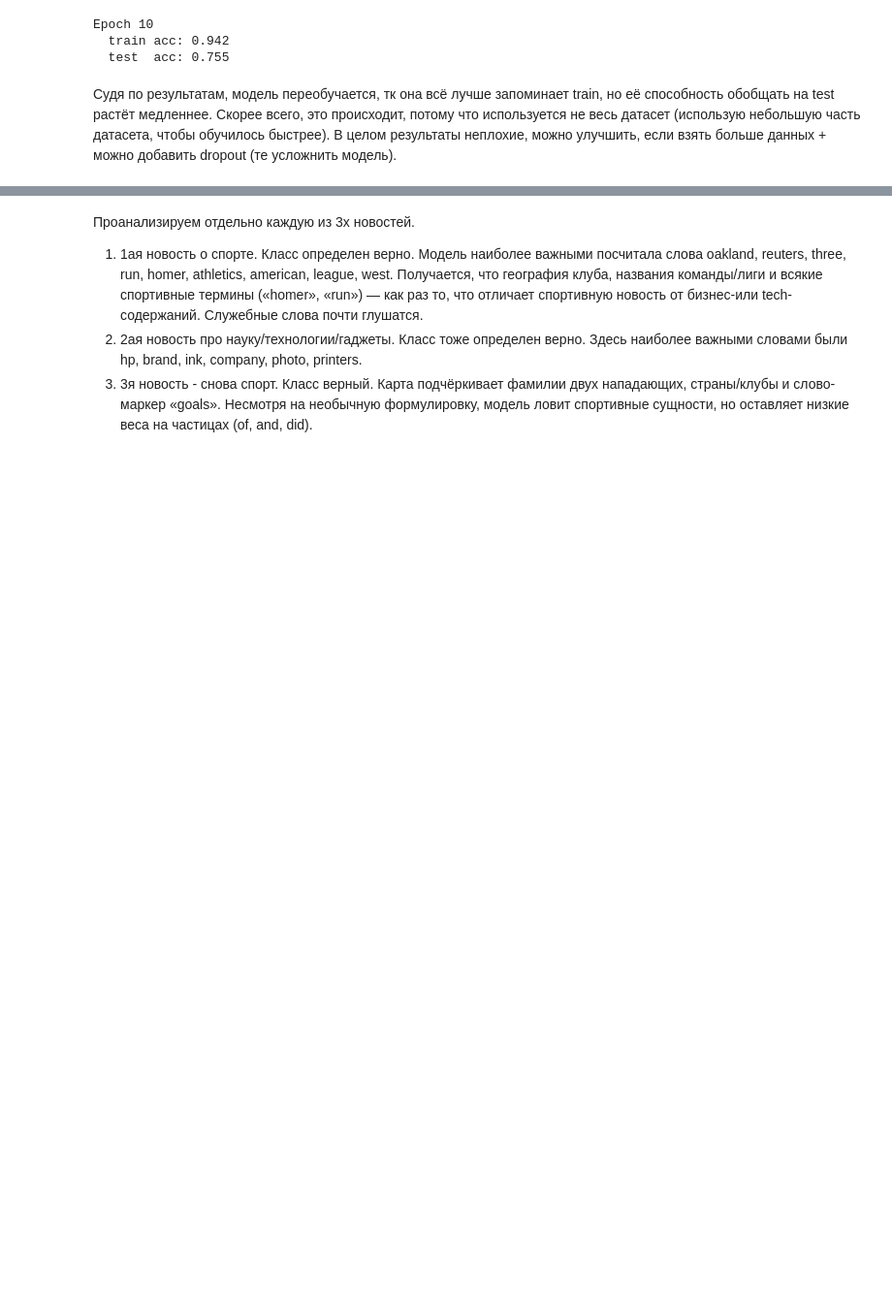
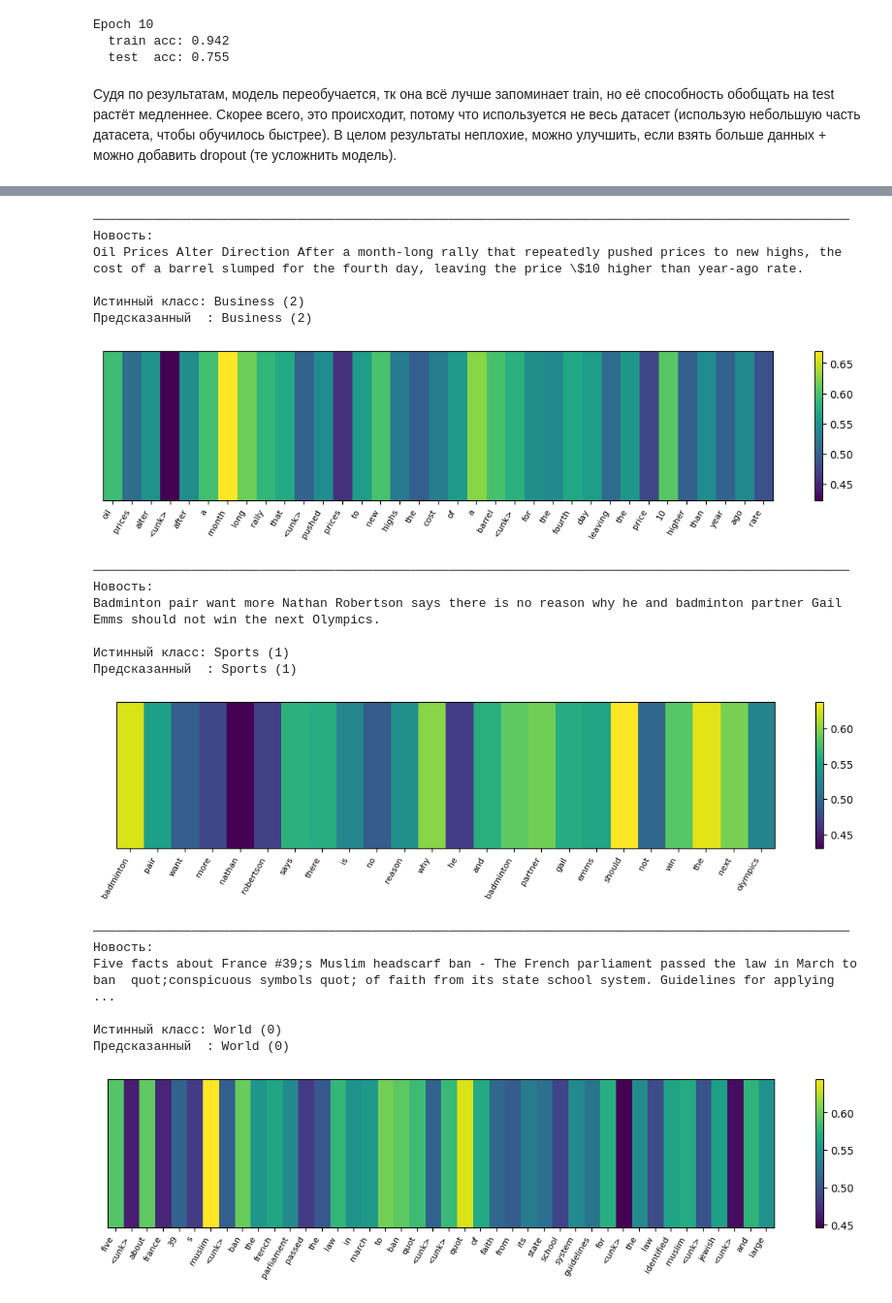
Before and after one commit to lizzinni/DL_homework, a Jupyter notebook: hw5/hw5.ipynb, the cells around one changed output, grey strips where cells are left out. Shown: that part at 97% size. Saved outputs shown, nothing was run; the diff lists cells and outputs as text; code cells hidden in the pictures; blank space fills up the shorter version.

Commit message:
hw5 fixed plots

```diff
--- a/hw5/hw5.ipynb
+++ b/hw5/hw5.ipynb
@@ -219,5 +186,68 @@ for idx in random.sample(range(len(RAW_TEST)), N_EXAMPLES):
-# %% [markdown]
-Проанализируем отдельно каждую из 3х новостей.
-1) 1ая новость о спорте. Класс определен верно. Модель наиболее важными посчитала слова oakland, reuters, three, run, homer, athletics, american, league, west. Получается, что география клуба, названия команды/лиги и всякие спортивные термины («homer», «run») — как раз то, что отличает спортивную новость от бизнес-или tech-содержаний. Служебные слова почти глушатся.
-2) 2ая новость про науку/технологии/гаджеты. Класс тоже определен верно. Здесь наиболее важными словами были hp, brand, ink, company, photo, printers.
-3) 3я новость - снова спорт. Класс верный. Карта подчёркивает фамилии двух нападающих, страны/клубы и слово-маркер «goals». Несмотря на необычную формулировку, модель ловит спортивные сущности, но оставляет низкие веса на частицах (of, and, did).
+# %%
+import random, matplotlib.pyplot as plt
+
+LABEL_NAMES = RAW_TRAIN.features["label"].names  # ['World', 'Sports', 'Business', 'Sci/Tech']
+
+
+def show_attention(sent=None, idx=None, max_len=MAX_LEN):
+    if sent is None:
+        if idx is None:
+            idx = random.randint(0, len(RAW_TEST) - 1)
+        sent = RAW_TEST[idx]["text"]
+        true_idx = RAW_TEST[idx]["label"]
+        true_label = LABEL_NAMES[true_idx]
+    else:
+        true_label = None
+
+    tok_ids = encode(sent)
+    L = len(tok_ids)
+    padded = tok_ids + [0] * (max_len - L)  # pad до MAX_LEN
+    x = torch.tensor(padded, dtype=torch.long, device=device).unsqueeze(0)  # [1,L]
+
+    with torch.no_grad():
+        logits, gates = model(x, return_gates=True)  # gates: [1,L,S]
+    importance = gates.squeeze(0).mean(-1)[:L].cpu()  # усредняем по S, берём первую L
+
+    tokens = [itos[i] for i in tok_ids]
+    pred_idx = logits.argmax(-1).item()
+    pred_label = LABEL_NAMES[pred_idx]
+
+    print("─" * 100)
+    print("Новость:")
+    print(sent.replace("\n", " "))
+    print()
+    if true_label is not None:
+        print(f"Истинный класс: {true_label} ({true_idx})")
+    print(f"Предсказанный  : {pred_label} ({pred_idx})")
+
+    plt.figure(figsize=(min(14, 0.6 * L), 2.5))
+    plt.imshow(importance.unsqueeze(0), aspect="auto")
+    plt.yticks([])
+    plt.xticks(range(L), tokens, rotation=60, ha="right", fontsize=8)
+    plt.colorbar()
+    plt.show()
+
+for _ in range(3):
+    show_attention()
+# %% [output]
+────────────────────────────────────────────────────────────────────────────────────────────────────
+Новость:
+Oil Prices Alter Direction After a month-long rally that repeatedly pushed prices to new highs, the cost of a barrel slumped for the fourth day, leaving the price \$10 higher than year-ago rate.
+
+Истинный класс: Business (2)
+Предсказанный  : Business (2)
+[figure, added]
+────────────────────────────────────────────────────────────────────────────────────────────────────
+Новость:
+Badminton pair want more Nathan Robertson says there is no reason why he and badminton partner Gail Emms should not win the next Olympics.
+
+Истинный класс: Sports (1)
+Предсказанный  : Sports (1)
+[figure, added]
+────────────────────────────────────────────────────────────────────────────────────────────────────
+Новость:
+Five facts about France #39;s Muslim headscarf ban - The French parliament passed the law in March to ban  quot;conspicuous symbols quot; of faith from its state school system. Guidelines for applying ...
+
+Истинный класс: World (0)
+Предсказанный  : World (0)
+[figure, added]
```
Also changed, not shown: parts of 2 cells of this notebook.
